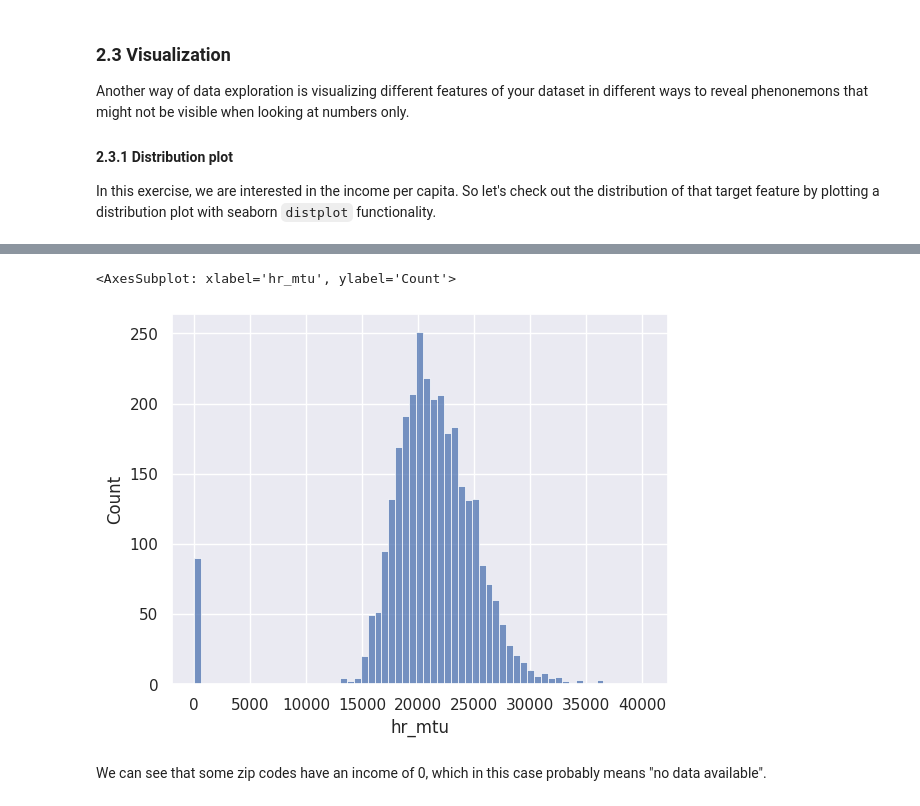
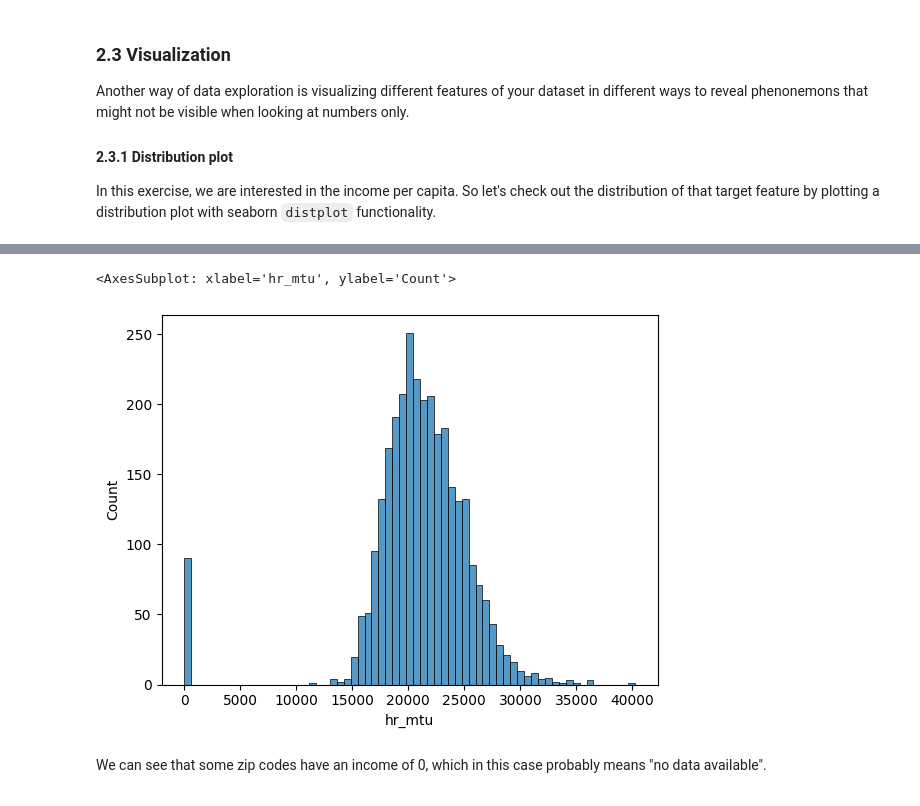
Before and after one commit to csc-training/GeoML, a Jupyter notebook: 02_vector_data_preparation/02_vector_preparation.ipynb, the cells around one changed output, grey strips where cells are left out. Drawn from its saved outputs; the diff is of its cells as text; code cells hidden in the pictures.

```diff
--- a/02_vector_data_preparation/02_vector_preparation.ipynb
+++ b/02_vector_data_preparation/02_vector_preparation.ipynb
@@ -261,14 +307,13 @@ displot(data=None, *, x=None, y=None, hue=None, row=None, col=None, weights=None
 # %%
-# set seaborn plotting aesthetic as default
-sns.set()
+# using seaborn histogram plot
 sns.histplot(original_gdf['hr_mtu'])
-#other option:
+# other option:
 #original_gdf['hr_mtu'].hist()
 # another option to identify outliers would be to use boxplot
-# sns.boxplot(original_gdf['hr_mtu'])
+#sns.boxplot(original_gdf['hr_mtu'])
 # %% [output]
 <AxesSubplot: xlabel='hr_mtu', ylabel='Count'>
-[figure, old version]
+[figure, new version]
 # %% [markdown]
 We can see that some zip codes have an income of 0, which in this case probably means "no data available".
 # %% [markdown]
```
Also changed, not shown: parts of 20 cells of this notebook, 1 other file.
